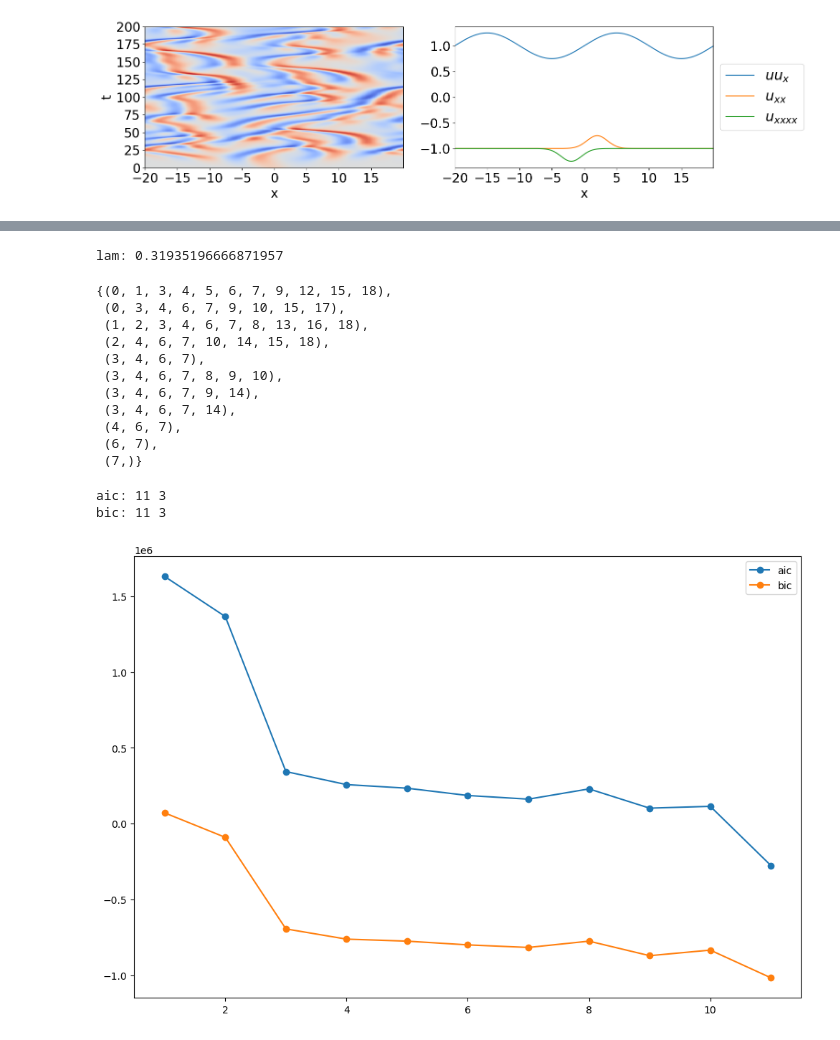
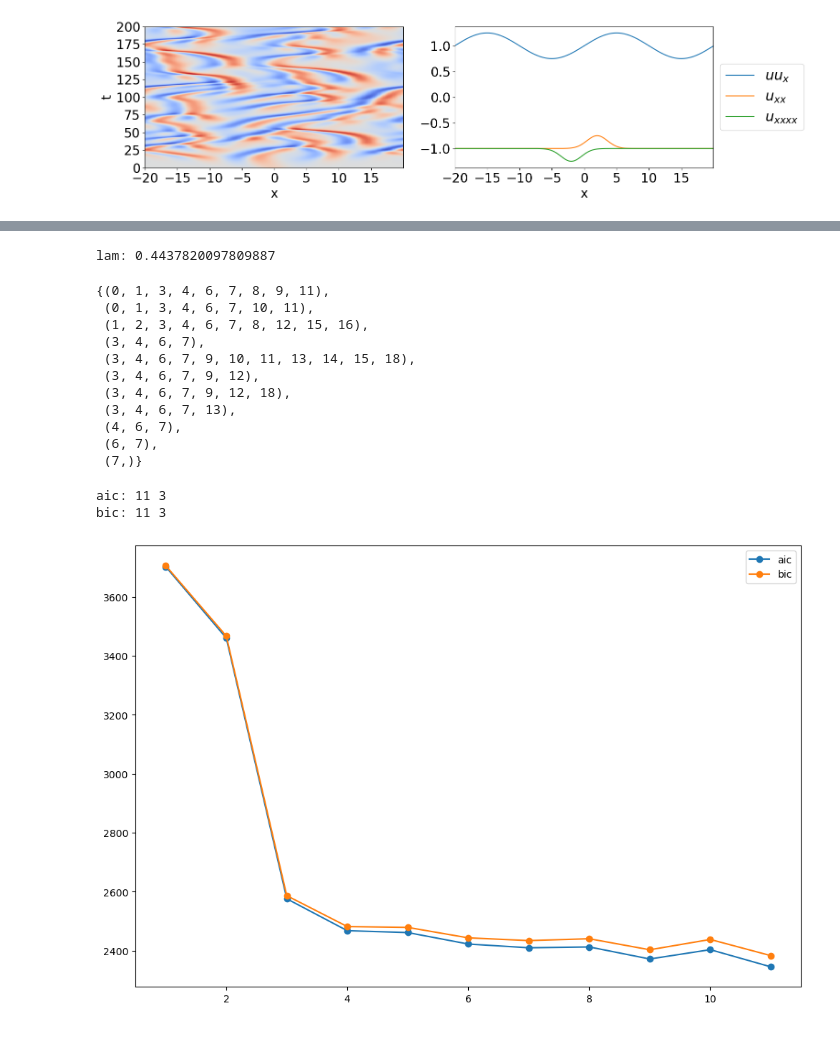
Before and after one commit to Pongpisit-Thanasutives/parametric-discovery, a Jupyter notebook: Spatial_KS_Equation_Chaotic_DEV1.ipynb, the cells around one changed output, grey strips where cells are left out. Saved outputs shown, nothing was run; the diff lists cells and outputs as text; code cells hidden in the pictures.

```diff
--- a/Spatial_KS_Equation_Chaotic_DEV1.ipynb
+++ b/Spatial_KS_Equation_Chaotic_DEV1.ipynb
@@ -86,8 +86,10 @@ legend(loc='center left', bbox_to_anchor=(1, 0.5), fontsize = fontsize+2)
 <matplotlib.legend.Legend at 0x...>
 [figure]
 # %%
-u = u_full[:,-m:]
-t = t[-m:]
+# u = u_full[:,-m:]
+# t = t[-m:]
+u = u_full[:,:m]
+t = t[:m]
 # %%
 noise_lv = 0.01
 np.random.seed(0)
@@ -234,15 +235,15 @@ for indices in tqdm(candidates):
 candidates = set([e[0] for e in list(track.values())])
 candidates
 # %% [output]
-lam: 0.31935196666871957
+lam: 0.4437820097809887
-{(0, 1, 3, 4, 5, 6, 7, 9, 12, 15, 18),
- (0, 3, 4, 6, 7, 9, 10, 15, 17),
- (1, 2, 3, 4, 6, 7, 8, 13, 16, 18),
- (2, 4, 6, 7, 10, 14, 15, 18),
+{(0, 1, 3, 4, 6, 7, 8, 9, 11),
+ (0, 1, 3, 4, 6, 7, 10, 11),
+ (1, 2, 3, 4, 6, 7, 8, 12, 15, 16),
  (3, 4, 6, 7),
- (3, 4, 6, 7, 8, 9, 10),
- (3, 4, 6, 7, 9, 14),
- (3, 4, 6, 7, 14),
+ (3, 4, 6, 7, 9, 10, 11, 13, 14, 15, 18),
+ (3, 4, 6, 7, 9, 12),
+ (3, 4, 6, 7, 9, 12, 18),
+ (3, 4, 6, 7, 13),
  (4, 6, 7),
  (6, 7),
  (7,)}
@@ -250,38 +251,41 @@ lam: 0.31935196666871957
 time_integrator = lambda _: _
 time_integrator = partial(trapz, axis=0)
 # psd = lambda _: np.expand_dims(power_spectral_density(_[:, :, 0]), -1)
 psd = partial(power_spectral_density, axis=1)
 time_integrator = compose(time_integrator, psd)
 ic_scores = {}
 for indices in candidates:
     est_xi = np.zeros((Theta_grouped[0].shape[-1], len(Ut_grouped)))
     for j in range(len(Theta_grouped)):
         est_xi[indices, j:j+1] = np.linalg.lstsq(Theta_grouped[j][:, indices], Ut_grouped[j], rcond=None)[0]
 
-    # aic = PDE_FIND_Loss(Theta_grouped, Ut_grouped, est_xi)
     Ut_grouped_est = estimate_Ut_grouped_est(Theta_grouped, est_xi)
     rss = rss_group(Ut_grouped_est, Ut_grouped, time_integrator)
-    N = np.prod(Ut_grouped.shape); k = len(np.where(np.linalg.norm(est_xi, axis=-1)>0)[0])
-    aic = N*np.log(rss/N+1e-5) + 2*k+(2*k**2+2*k)/(N-k-1)
+    # N = np.prod(Ut_grouped.shape)
+    N = np.prod(time_integrator(Ut_grouped).shape)
+    k = len(np.where(np.linalg.norm(est_xi, axis=-1)>0)[0])
 
-    bic = BIC_Loss(Theta_grouped, Ut_grouped, est_xi)
+    # aic = PDE_FIND_Loss(Theta_grouped, Ut_grouped, est_xi)
+    # bic = BIC_Loss(Theta_grouped, Ut_grouped, est_xi)
+    aic = N*np.log(2*np.pi*rss/N+1e-5) + 2*k+(2*k**2+2*k)/(N-k-1)
+    bic = N*np.log(2*np.pi*rss/N+1e-5) + np.log(N)*k
 
     if len(indices) not in ic_scores: ic_scores[len(indices)] = (aic, bic, indices)
     elif aic < ic_scores[len(indices)][0]: ic_scores[len(indices)] = (aic, bic, indices)
 
 com_ics = sorted([(len(e[2]), e[0], e[1]) for e in list(ic_scores.values())])
 complexities = [e[0] for e in com_ics]
 aics = [e[1] for e in com_ics]
 bics = [e[2] for e in com_ics]
 
 print("aic:", complexities[np.argmin(aics)], find_corner(complexities, aics))
 print("bic:", complexities[np.argmin(bics)], find_corner(complexities, bics))
 plt.plot(complexities, aics, '-o', label='aic')
 plt.plot(complexities, bics, '-o', label='bic'); plt.legend(); plt.show()
 # %% [output]
 aic: 11 3
 bic: 11 3
-[figure, old version]
+[figure, new version]
 # %%
 best_subsets = {}
 for indices in candidates:
```
Also changed, not shown: parts of 10 cells of this notebook, 3 other files.
